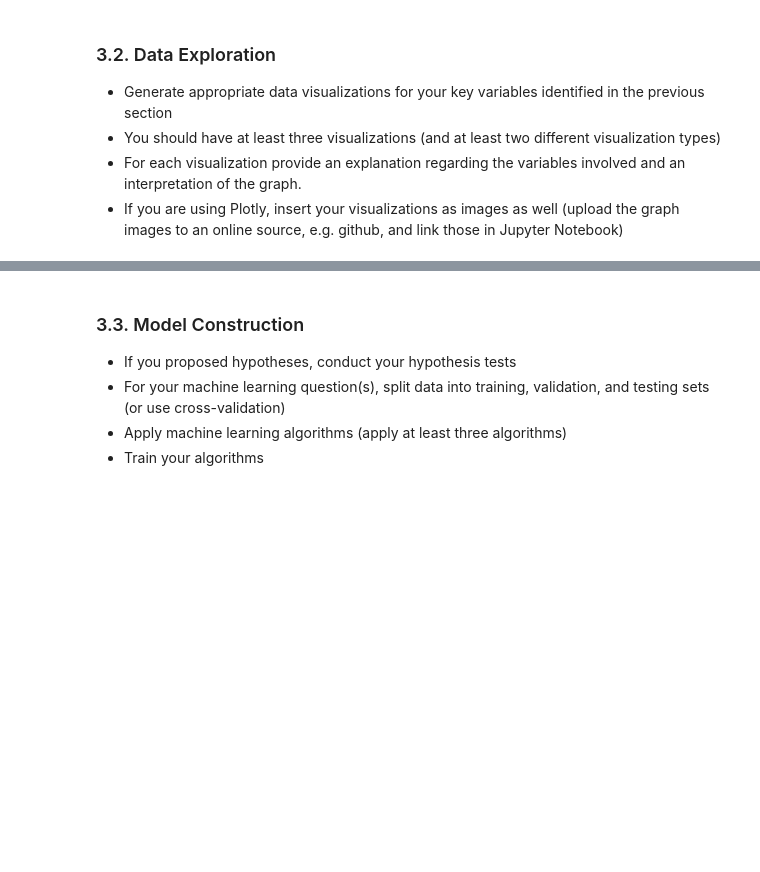
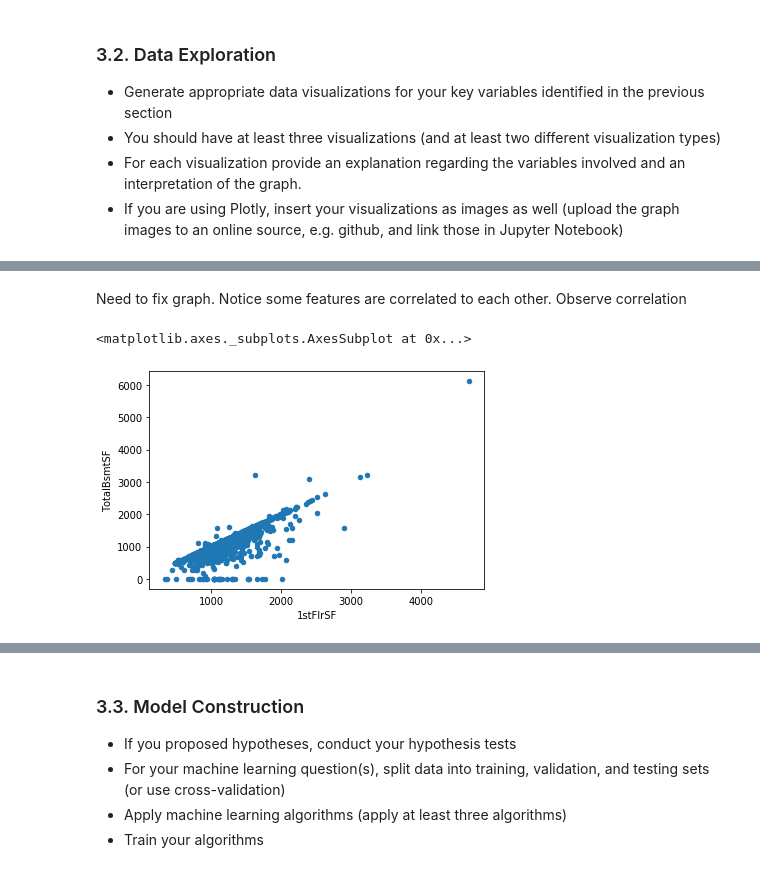
Before and after one commit to radoslavovm/ds3000_project, a Jupyter notebook: DS3000_FP4_Section2_Group16.ipynb, the cells around one changed output, grey strips where cells are left out. Cells and saved outputs as stored; diff of their text form; code cells hidden in the pictures; blank space fills up the shorter version.

```diff
--- a/DS3000_FP4_Section2_Group16.ipynb
+++ b/DS3000_FP4_Section2_Group16.ipynb
@@ -279,0 +314,9 @@ Now that we have cleaned the data as we desired, we could proceed to data explor
+# %% [markdown]
+Need to fix graph.
+Notice some features are correlated to each other. Observe correlation
+# %%
+TotaleBsmySF_1stFlrSF = train[['1stFlrSF', 'TotalBsmtSF']]
+TotaleBsmySF_1stFlrSF.plot.scatter(x='1stFlrSF', y='TotalBsmtSF')
+# %% [output]
+<matplotlib.axes._subplots.AxesSubplot at 0x...>
+[figure, added]
```
Also changed, not shown: parts of 11 cells of this notebook.
